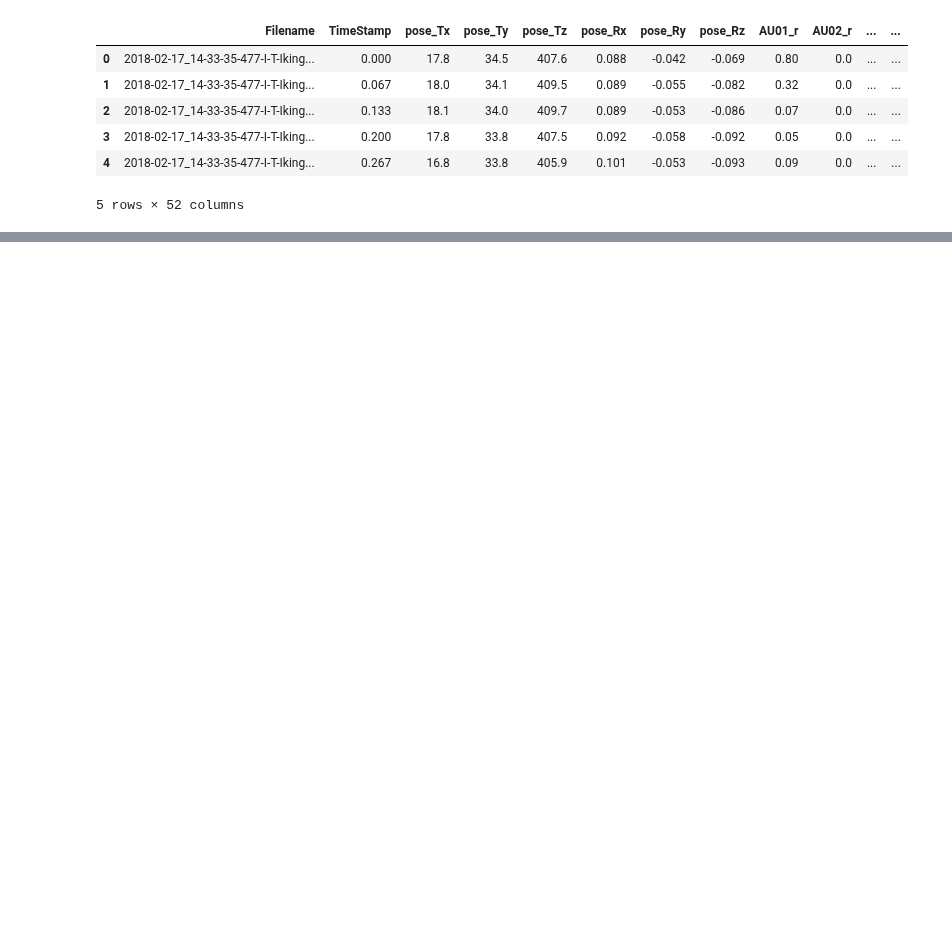
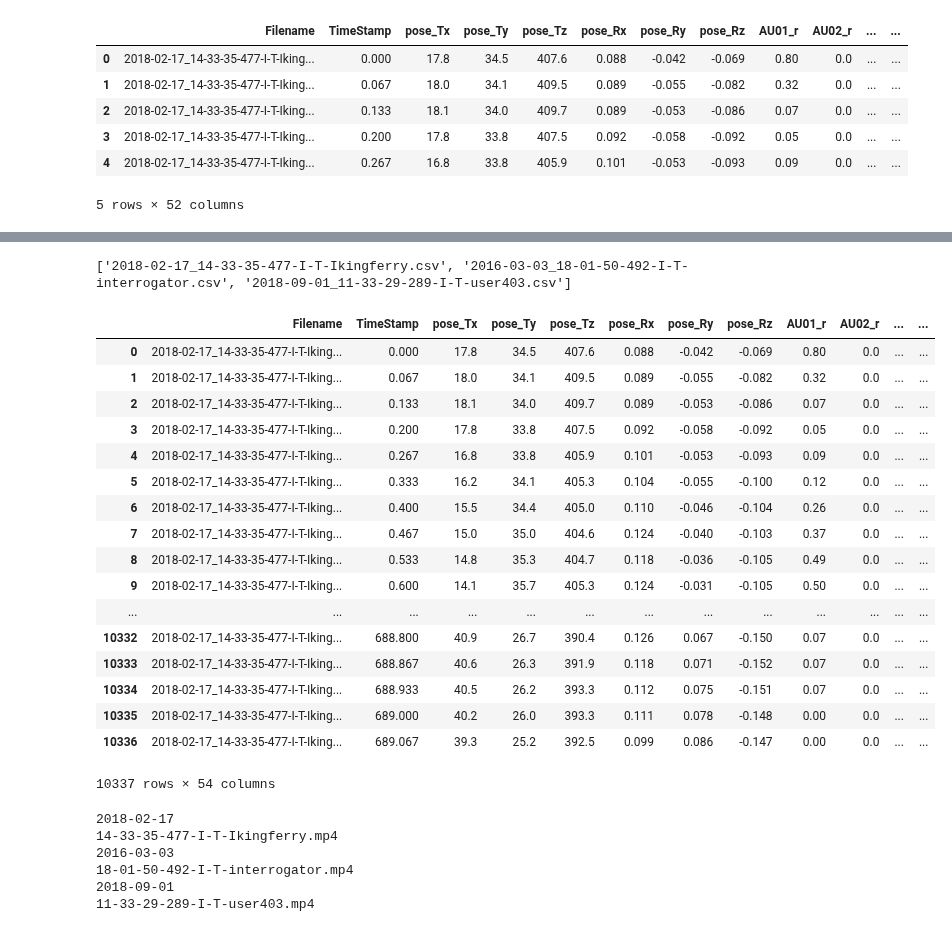
Before and after one commit to kurthaut/URLyingDataset, a Jupyter notebook: loading_pickle_from_local_directory.ipynb, the cells around one changed output, grey strips where cells are left out. Saved outputs shown, nothing was run; the diff lists cells and outputs as text; code cells hidden in the pictures; blank space fills up the shorter version.

Commit message:
I have something working pretty well now, I noticed that the newer data has not been run through Affectiva/OpenFace yet... Do we want this to happen?

```diff
--- a/loading_pickle_from_local_directory.ipynb
+++ b/loading_pickle_from_local_directory.ipynb
@@ -28,3 +32,18 @@ display(df_OpenFace.head())
 | 3 | 2018-02-17_14-33-35-477-I-T-Iking... | 0.200 | 17.8 | 33.8 | 407.5 | 0.092 | -0.058 | -0.092 | 0.05 | 0.0 | ... | ... |
 | 4 | 2018-02-17_14-33-35-477-I-T-Iking... | 0.267 | 16.8 | 33.8 | 405.9 | 0.101 | -0.053 | -0.093 | 0.09 | 0.0 | ... | ... |
 5 rows × 52 columns
+# %%
+#num_of_records = df_OpenFace.index
+#2181212 --> number of records in the dataframe
+stakes = []
+voluntary = []
+for i in range(2181212):
+    stakes.append('')
+    voluntary.append('')
+# %%
+df_OpenFace['stakes'] = stakes
+df_OpenFace['voluntary'] = voluntary
+attributes = df_OpenFace.columns
+
+for attr in attributes:
+    print(attr)
@@ -30,0 +68,61 @@ display(df_OpenFace.head())
+# %%
+#array to hold the filenames we want
+desired_files = []
+for file in os.listdir('single_videos'):
+    identidy_info = file.split('.')[0]
+    identidy_info = identidy_info + '.csv'
+    desired_files.append(identidy_info)
+
+
+
+
+#print(desired_records)
+# %% [output]
+['2018-02-17_14-33-35-477-I-T-Ikingferry.csv', '2016-03-03_18-01-50-492-I-T-interrogator.csv', '2018-09-01_11-33-29-289-I-T-user403.csv']
+# %%
+#Grabbing a small dataframe for test purposes
+#array to store the relevant frames to mergo
+frames_to_merge = []
+for file in desired_files:
+    df_has_file = df_OpenFace[df_OpenFace['Filename']==file]
+    frames_to_merge.append(df_has_file)
+
+df_test = pd.concat(frames_to_merge, ignore_index = True)
+display(df_test)
+# %% [output]
+|  | Filename | TimeStamp | pose_Tx | pose_Ty | pose_Tz | pose_Rx | pose_Ry | pose_Rz | AU01_r | AU02_r | ... | ... |
+| 0 | 2018-02-17_14-33-35-477-I-T-Iking... | 0.000 | 17.8 | 34.5 | 407.6 | 0.088 | -0.042 | -0.069 | 0.80 | 0.0 | ... | ... |
+| 1 | 2018-02-17_14-33-35-477-I-T-Iking... | 0.067 | 18.0 | 34.1 | 409.5 | 0.089 | -0.055 | -0.082 | 0.32 | 0.0 | ... | ... |
+| 2 | 2018-02-17_14-33-35-477-I-T-Iking... | 0.133 | 18.1 | 34.0 | 409.7 | 0.089 | -0.053 | -0.086 | 0.07 | 0.0 | ... | ... |
+| 3 | 2018-02-17_14-33-35-477-I-T-Iking... | 0.200 | 17.8 | 33.8 | 407.5 | 0.092 | -0.058 | -0.092 | 0.05 | 0.0 | ... | ... |
+| 4 | 2018-02-17_14-33-35-477-I-T-Iking... | 0.267 | 16.8 | 33.8 | 405.9 | 0.101 | -0.053 | -0.093 | 0.09 | 0.0 | ... | ... |
+| 5 | 2018-02-17_14-33-35-477-I-T-Iking... | 0.333 | 16.2 | 34.1 | 405.3 | 0.104 | -0.055 | -0.100 | 0.12 | 0.0 | ... | ... |
+| 6 | 2018-02-17_14-33-35-477-I-T-Iking... | 0.400 | 15.5 | 34.4 | 405.0 | 0.110 | -0.046 | -0.104 | 0.26 | 0.0 | ... | ... |
+| 7 | 2018-02-17_14-33-35-477-I-T-Iking... | 0.467 | 15.0 | 35.0 | 404.6 | 0.124 | -0.040 | -0.103 | 0.37 | 0.0 | ... | ... |
+| 8 | 2018-02-17_14-33-35-477-I-T-Iking... | 0.533 | 14.8 | 35.3 | 404.7 | 0.118 | -0.036 | -0.105 | 0.49 | 0.0 | ... | ... |
+| 9 | 2018-02-17_14-33-35-477-I-T-Iking... | 0.600 | 14.1 | 35.7 | 405.3 | 0.124 | -0.031 | -0.105 | 0.50 | 0.0 | ... | ... |
+| ... | ... | ... | ... | ... | ... | ... | ... | ... | ... | ... | ... | ... |
+| 10332 | 2018-02-17_14-33-35-477-I-T-Iking... | 688.800 | 40.9 | 26.7 | 390.4 | 0.126 | 0.067 | -0.150 | 0.07 | 0.0 | ... | ... |
+| 10333 | 2018-02-17_14-33-35-477-I-T-Iking... | 688.867 | 40.6 | 26.3 | 391.9 | 0.118 | 0.071 | -0.152 | 0.07 | 0.0 | ... | ... |
+| 10334 | 2018-02-17_14-33-35-477-I-T-Iking... | 688.933 | 40.5 | 26.2 | 393.3 | 0.112 | 0.075 | -0.151 | 0.07 | 0.0 | ... | ... |
+| 10335 | 2018-02-17_14-33-35-477-I-T-Iking... | 689.000 | 40.2 | 26.0 | 393.3 | 0.111 | 0.078 | -0.148 | 0.00 | 0.0 | ... | ... |
+| 10336 | 2018-02-17_14-33-35-477-I-T-Iking... | 689.067 | 39.3 | 25.2 | 392.5 | 0.099 | 0.086 | -0.147 | 0.00 | 0.0 | ... | ... |
+10337 rows × 54 columns
+# %%
+#Checking access to local directory containing video files
+#This cell will handle filling in protocol info
+for file in os.listdir('single_videos'):
+    #print(file)
+    info_for_protocol = file.split('_')[0]
+    info_for_role_assignment = file.split('_')[-1]
+
+
+    print(info_for_protocol)
+    print(info_for_role_assignment)
+# %% [output]
+2018-02-17
+14-33-35-477-I-T-Ikingferry.mp4
+2016-03-03
+18-01-50-492-I-T-interrogator.mp4
+2018-09-01
+11-33-29-289-I-T-user403.mp4
```
Also changed, not shown: parts of 4 cells of this notebook.
